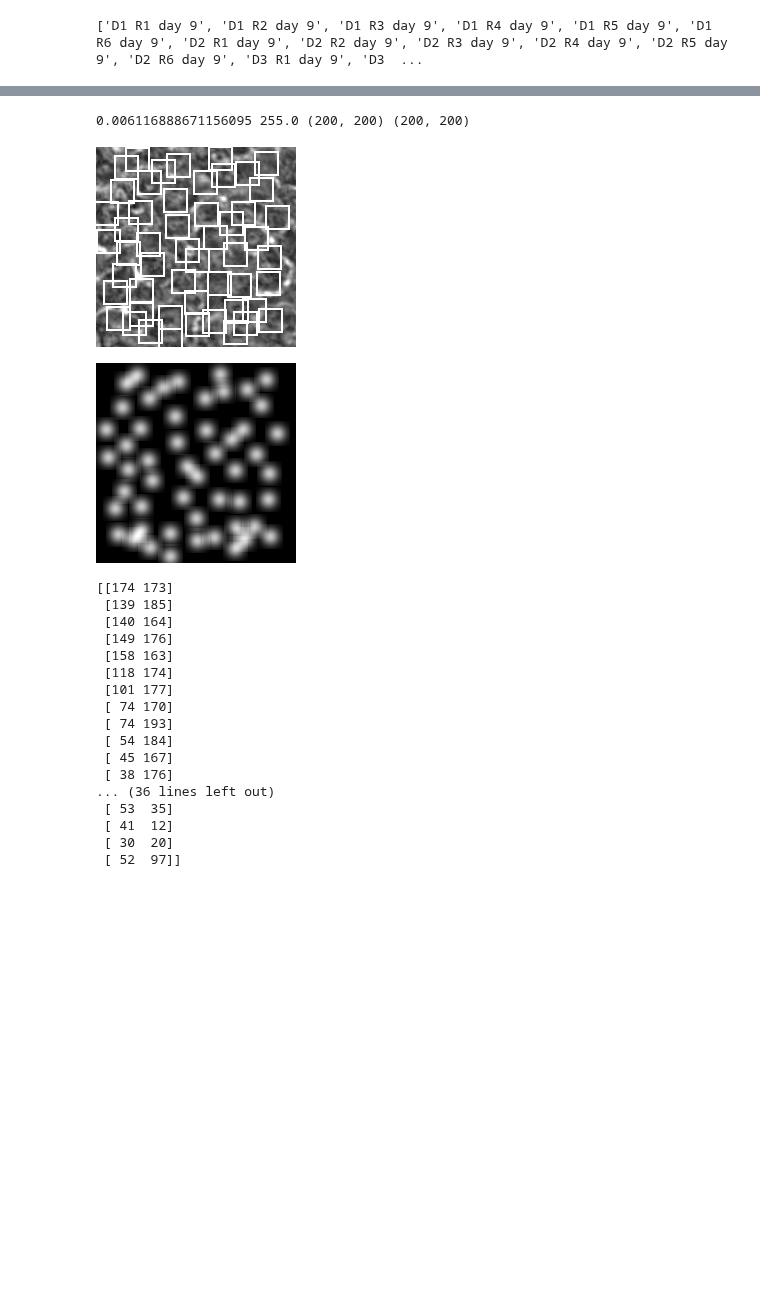
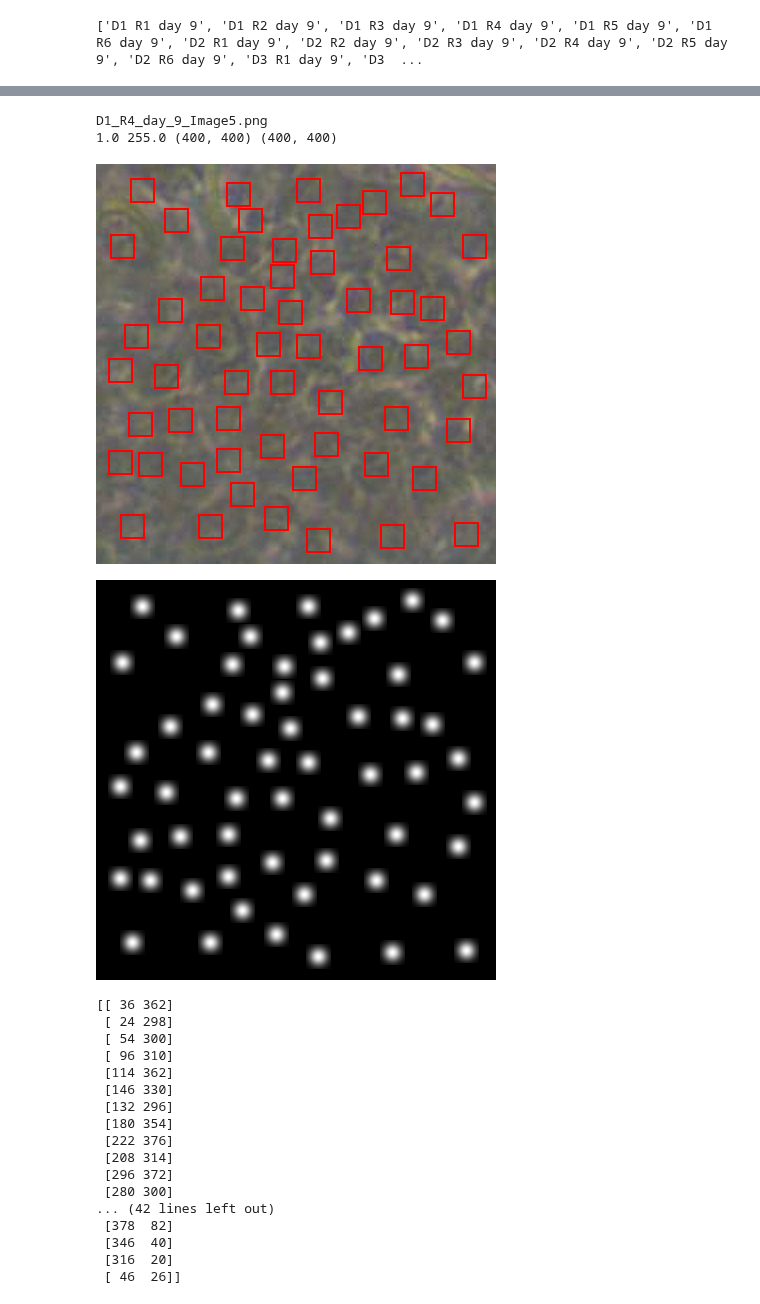
Before and after one commit to mqc25/Cell_count, a Jupyter notebook: DataProcessing.ipynb, the cells around one changed output, grey strips where cells are left out. Cells and saved outputs as stored; diff of their text form; code cells hidden in the pictures; blank space fills up the shorter version.

Commit message:
fix proximity map

```diff
--- a/DataProcessing.ipynb
+++ b/DataProcessing.ipynb
@@ -10,13 +10,18 @@ import pandas as pd
 import h5py
 # %%
 data_dir = Path('./data/Density Research Lab 18 samples')
-image_dir = Path('./data/imgs')
+# image_dir = Path('./data/imgs')
+# image_dir = Path('./data/gans')
+image_dir = Path('./data/psnr-large')
+
 coordinate_dir = Path('./data/xy')
 os.makedirs(image_dir, exist_ok = True)
 os.makedirs(coordinate_dir, exist_ok = True)
 
 proximity_map_path = Path('./data/pmap.h5')
-grayscale_proximity_map_path = Path('./data/grayscale_pmap.h5')
+# grayscale_proximity_map_path = Path('./data/grayscale_pmap.h5')
+# gans_proximity_map_path = Path('./data/gans_pmap.h5')
+# psnrl_proximity_map_path = Path('./data/psnrl_pmap.h5')
 
 patch_img_dir = Path('./data/patch_img')
 os.makedirs(patch_img_dir, exist_ok = True)
@@ -194,13 +114,0 @@ D3_R6_day_9_Image8_dots.tif D3_R6_day_9_Image8_dots.csv 200
-# %%
-with h5py.File(proximity_map_path, 'w') as file:
-    for i in tqdm(range(len(img_list))):
-        img = Image.open(image_dir / img_list[i])
-        df = pd.read_csv(coordinate_dir / xy_list[i], index_col=0)
-        coords = df[['X', 'Y']].values
-        print(img_list[i], xy_list[i], img.size[0])
-
-        img_arr, coords = generate_difusion_map(coords, img.size[0], 25)
-
-        file.create_dataset('img/{:03d}'.format(i), data=np.array(img))
-        file.create_dataset('pmap/{:03d}'.format(i), data=img_arr)
-        file.create_dataset('xy/{:03d}'.format(i), data=coords)
@@ -225,46 +115,47 @@ D3_R6_day_9_Image8_dots.tif D3_R6_day_9_Image8_dots.csv 200
 # %%
-sample_num = 2
-with h5py.File(grayscale_proximity_map_path, 'r') as file:
-    img = Image.fromarray(file.get('img/{:03d}'.format(sample_num))[:][:, :, 0])
+sample_num = np.random.randint(low=0, high=len(img_list))
+print(img_list[sample_num])
+with h5py.File(proximity_map_path, 'r') as file:
+    img = Image.fromarray(file.get('img/{:03d}'.format(sample_num))[:])
     pmap = file.get('pmap/{:03d}'.format(sample_num))[:]
     coords = file.get('xy/{:03d}'.format(sample_num))[:]
 
 
     pmap_rescale = pmap * (255./np.max(pmap))
     pmap_img = Image.fromarray(pmap_rescale.astype('uint8'), 'L')
 
     print(np.max(pmap), np.max(pmap_rescale), pmap_img.size, img.size)
 
     draw = ImageDraw.Draw(img)
     size = 12
     for coord in coords:
         draw.rectangle([coord[0] - size,
                         coord[1] - size,
                         coord[0] + size,
                         coord[1] + size], outline=(255), width=2)
 
     display(img)
     display(pmap_img)
-    pmap_img.save("./test.png")
     print(coords)
 # %% [output]
-0.006116888671156095 255.0 (200, 200) (200, 200)
+D1_R4_day_9_Image5.png
+1.0 255.0 (400, 400) (400, 400)
-[figure, old version]
+[figure, new version]
-[figure, old version]
+[figure, new version]
-[[174 173]
- [139 185]
- [140 164]
- [149 176]
- [158 163]
- [118 174]
- [101 177]
- [ 74 170]
- [ 74 193]
- [ 54 184]
- [ 45 167]
- [ 38 176]
-... (36 lines left out)
- [ 53  35]
- [ 41  12]
- [ 30  20]
- [ 52  97]]
+[[ 36 362]
+ [ 24 298]
+ [ 54 300]
+ [ 96 310]
+ [114 362]
+ [146 330]
+ [132 296]
+ [180 354]
+ [222 376]
+ [208 314]
+ [296 372]
+ [280 300]
+... (42 lines left out)
+ [378  82]
+ [346  40]
+ [316  20]
+ [ 46  26]]
```
Also changed, not shown: parts of 6 cells of this notebook.
